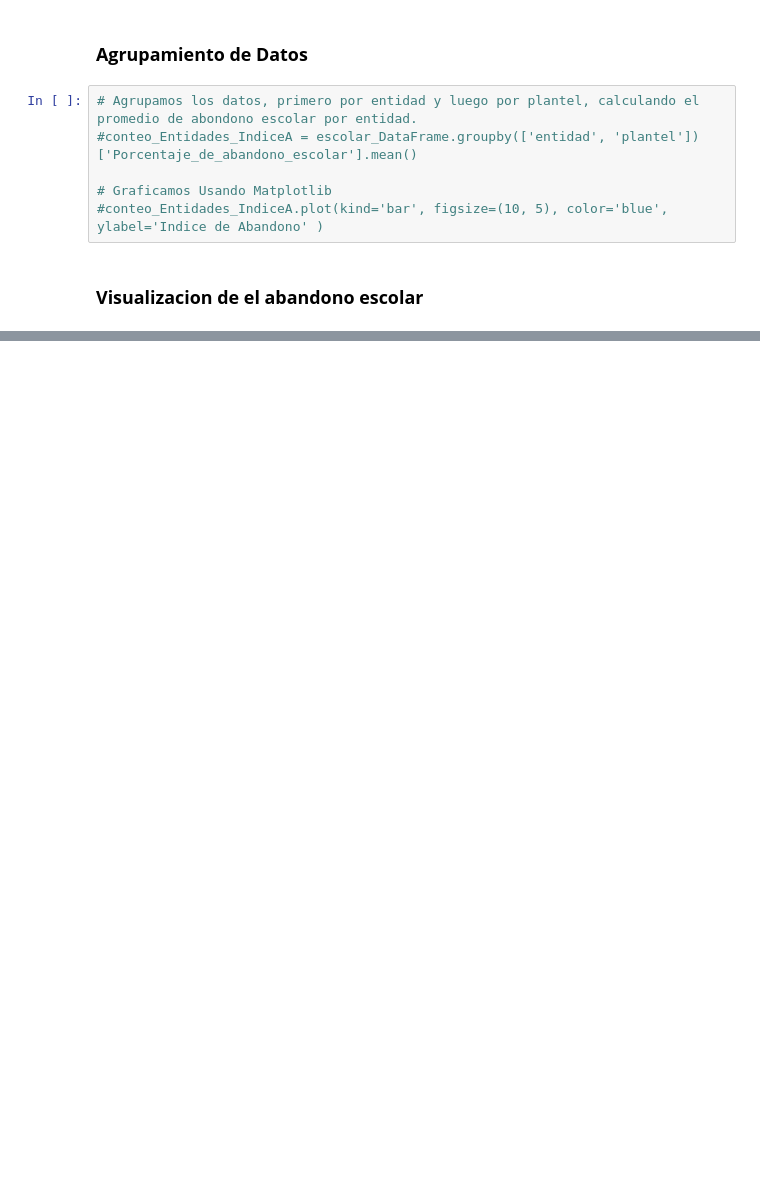
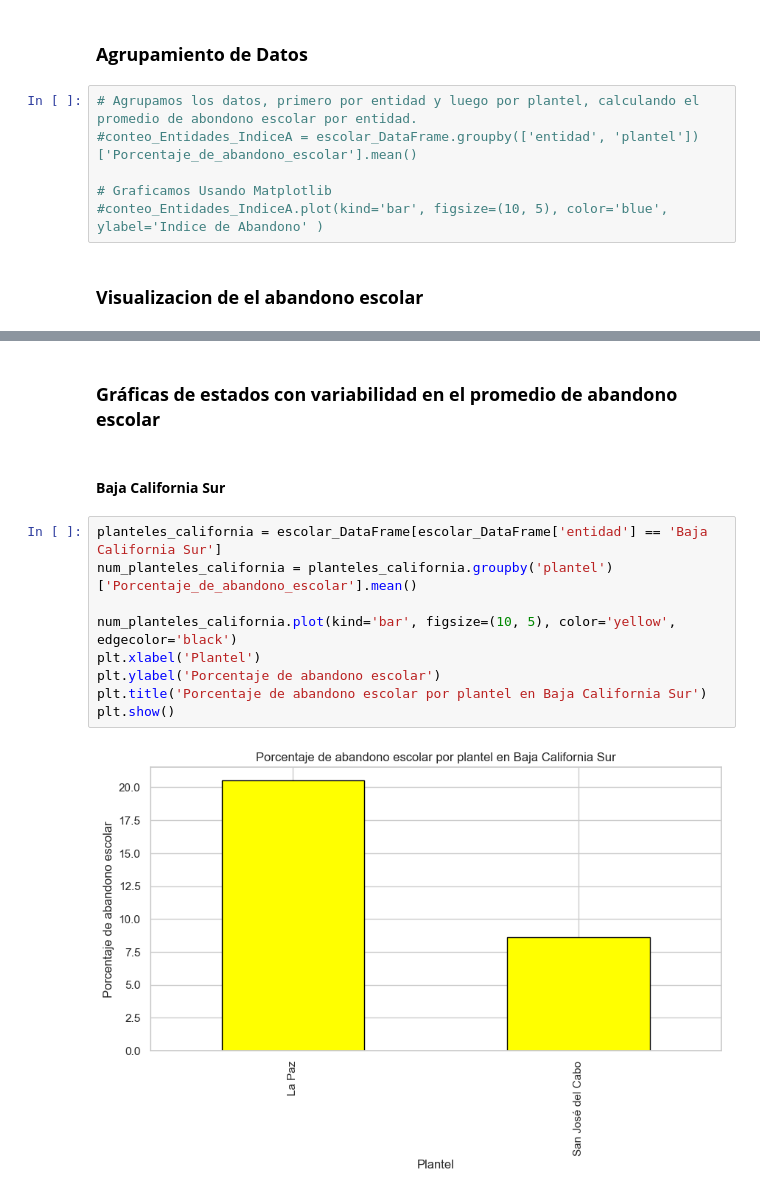
Before and after one commit to CarlosCastanon2099/Inteligencia-Artificial, a Jupyter notebook: Practicas/Practica-07/practica_07.ipynb, the cells around one changed output, grey strips where cells are left out. Cells and saved outputs as stored; diff of their text form; blank space fills up the shorter version.

```diff
--- a/Practicas/Practica-07/practica_07.ipynb
+++ b/Practicas/Practica-07/practica_07.ipynb
@@ -219,0 +220,15 @@ plt.xticks(rotation=90)
+# %% [markdown]
+### **Gráficas de estados con variabilidad en el promedio de abandono escolar**
+# %% [markdown]
+#### **Baja California Sur**
+# %%
+planteles_california = escolar_DataFrame[escolar_DataFrame['entidad'] == 'Baja California Sur']
+num_planteles_california = planteles_california.groupby('plantel')['Porcentaje_de_abandono_escolar'].mean()
+
+num_planteles_california.plot(kind='bar', figsize=(10, 5), color='yellow', edgecolor='black')
+plt.xlabel('Plantel')
+plt.ylabel('Porcentaje de abandono escolar')
+plt.title('Porcentaje de abandono escolar por plantel en Baja California Sur')
+plt.show()
+# %% [output]
+[figure, added]
```
Also changed, not shown: parts of 10 cells of this notebook.
